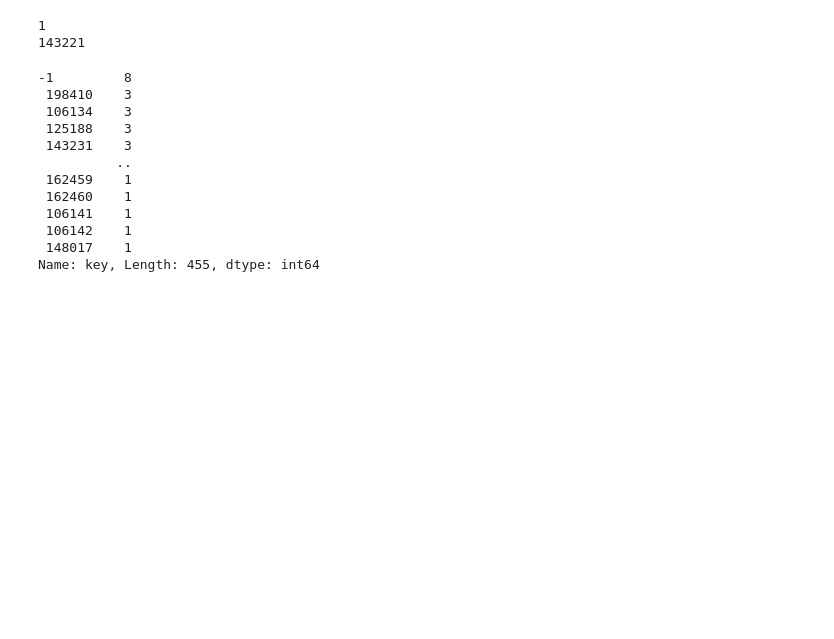
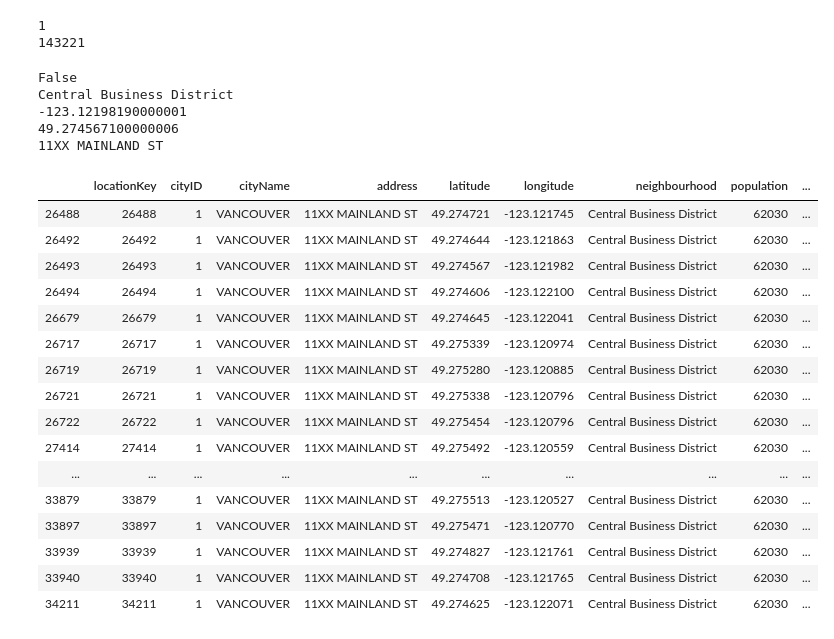
Before and after one commit to maxFredenburgh/CSI4142_Group16_CrimeDataProject, a Jupyter notebook: fact table.ipynb, the cells around one changed output. Drawn from its saved outputs; the diff is of its cells as text; code cells hidden in the pictures; blank space fills up the shorter version.

Commit message:
fact table staging scripts

```diff
--- a/fact table.ipynb
+++ b/fact table.ipynb
@@ -73,18 +73,39 @@ for i in range(500):
         dloc = loc.loc[((loc['longitude'] == dlon) & (loc['latitude'] == dlat)) | (loc['address'] == dadd)]
     k = dloc['locationKey'].iloc[0]
     locKeys.loc[i] = k
-# %%
-locKeys['key'].value_counts()
-# %% [output]
--1         8
- 198410    3
- 106134    3
- 125188    3
- 143231    3
-          ..
- 162459    1
- 162460    1
- 106141    1
- 106142    1
- 148017    1
-Name: key, Length: 455, dtype: int64
+# %%
+vlon = vanc['Longitude'][84]
+vlat = vanc['Latitude'][84]
+vadd = vanc['HUNDRED_BLOCK'][84]
+vn = vanc['NEIGHBOURHOOD'][84]
+print(pd.isnull(vadd))
+print(vn)
+print(vlon)
+print(vlat)
+print(vadd)
+
+dloc = loc.loc[(loc['longitude'] == vlon) | (loc['latitude'] == vlat) | (loc['address'] == vadd)]
+dloc
+# %% [output]
+False
+Central Business District
+-123.12198190000001
+49.274567100000006
+11XX MAINLAND ST
+|  | locationKey | cityID | cityName | address | latitude | longitude | neighbourhood | population | ... |
+| 26488 | 26488 | 1 | VANCOUVER | 11XX MAINLAND ST | 49.274721 | -123.121745 | Central Business District | 62030 | ... |
+| 26492 | 26492 | 1 | VANCOUVER | 11XX MAINLAND ST | 49.274644 | -123.121863 | Central Business District | 62030 | ... |
+| 26493 | 26493 | 1 | VANCOUVER | 11XX MAINLAND ST | 49.274567 | -123.121982 | Central Business District | 62030 | ... |
+| 26494 | 26494 | 1 | VANCOUVER | 11XX MAINLAND ST | 49.274606 | -123.122100 | Central Business District | 62030 | ... |
+| 26679 | 26679 | 1 | VANCOUVER | 11XX MAINLAND ST | 49.274645 | -123.122041 | Central Business District | 62030 | ... |
+| 26717 | 26717 | 1 | VANCOUVER | 11XX MAINLAND ST | 49.275339 | -123.120974 | Central Business District | 62030 | ... |
+| 26719 | 26719 | 1 | VANCOUVER | 11XX MAINLAND ST | 49.275280 | -123.120885 | Central Business District | 62030 | ... |
+| 26721 | 26721 | 1 | VANCOUVER | 11XX MAINLAND ST | 49.275338 | -123.120796 | Central Business District | 62030 | ... |
+| 26722 | 26722 | 1 | VANCOUVER | 11XX MAINLAND ST | 49.275454 | -123.120796 | Central Business District | 62030 | ... |
+| 27414 | 27414 | 1 | VANCOUVER | 11XX MAINLAND ST | 49.275492 | -123.120559 | Central Business District | 62030 | ... |
+| ... | ... | ... | ... | ... | ... | ... | ... | ... | ... |
+| 33879 | 33879 | 1 | VANCOUVER | 11XX MAINLAND ST | 49.275513 | -123.120527 | Central Business District | 62030 | ... |
+| 33897 | 33897 | 1 | VANCOUVER | 11XX MAINLAND ST | 49.275471 | -123.120770 | Central Business District | 62030 | ... |
+| 33939 | 33939 | 1 | VANCOUVER | 11XX MAINLAND ST | 49.274827 | -123.121761 | Central Business District | 62030 | ... |
+| 33940 | 33940 | 1 | VANCOUVER | 11XX MAINLAND ST | 49.274708 | -123.121765 | Central Business District | 62030 | ... |
+| 34211 | 34211 | 1 | VANCOUVER | 11XX MAINLAND ST | 49.274625 | -123.122071 | Central Business District | 62030 | ... |
```
Also changed, not shown: parts of 15 cells of this notebook.
